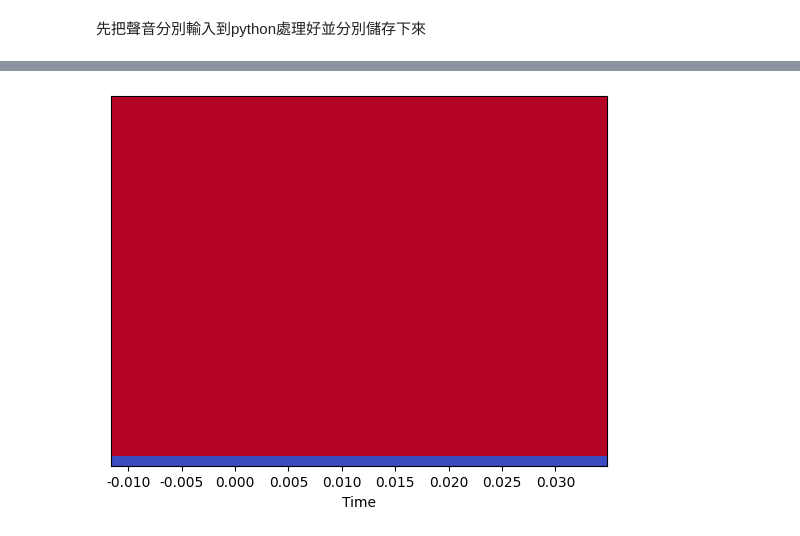
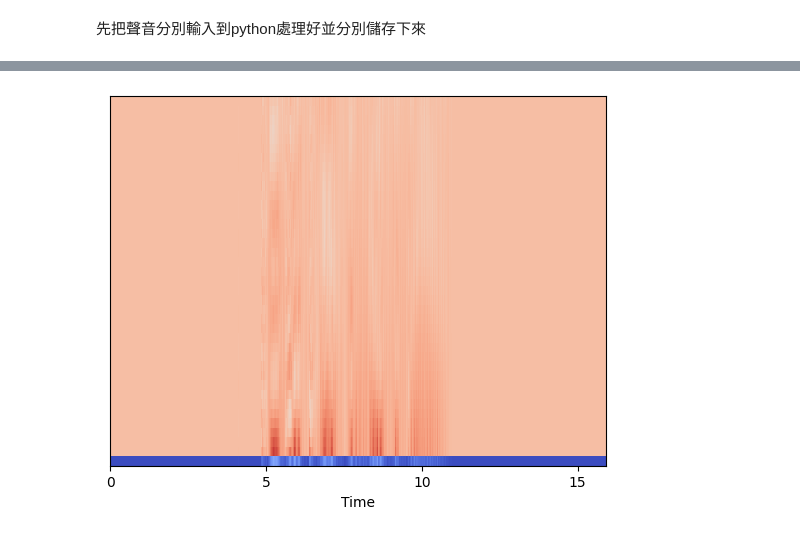
Before and after one commit to howardhow656/recognition-of-sound-emotion, a Jupyter notebook: main.ipynb, the cells around one changed output, grey strips where cells are left out. Saved outputs shown, nothing was run; the diff lists cells and outputs as text; code cells hidden in the pictures.

```diff
--- a/main.ipynb
+++ b/main.ipynb
@@ -9,2 +10,20 @@ import module as md
 # %% [markdown]
 先把聲音分別輸入到python處理好並分別儲存下來
+# %%
+def params(file):
+    params = file.getparams()
+    signal_wave = file.readframes(params[3])
+    signal_array = np.frombuffer(signal_wave, dtype=np.int16)
+    envelope = np.abs(scipy.signal.hilbert(signal_array))
+    #讓音頻陣列化
+    frames = file.getnframes()#採樣點數
+    freq = file.getframerate()#採樣率
+    amplitude = np.abs(signal_array)#振福的變量
+    return signal_array , freq , amplitude
+# %%
+soundpath  = r"D:\使用者\Desktop\python\kaggle competition\recognition of voice emotion\archive (3)\Actor_01\03-01-01-01-01-01-01.wav"
+file = wave.open(soundpath, 'r')
+fname = os.path.basename(soundpath)
+signal_array , freq , amplitude = params(file)
+
+amplitude
@@ -11,27 +72,21 @@ import module as md
 # %%
-soundpath  = r"D:\使用者\Desktop\python\kaggle competition\recognition of voice emotion\archive (3)\Actor_01\03-01-01-01-01-01-01.wav"
-file = wave.open(soundpath, 'r')
-fname = os.path.basename(soundpath)
-signal_array , freq , amplitude = md.params(file)
-
-
-nperseg = max(len(signal_array) // 2, 4)
-noverlap = max(len(signal_array) // 8, 1)
-if noverlap >= nperseg:
+nperseg = max(len(signal_array) // 500, 4)
+noverlap = max(len(signal_array) // 750, 1)
+while noverlap >= nperseg:
     noverlap = nperseg - 1
 i = signal_array.astype(float)
 Zxx = md.stft(i , freq , nperseg, noverlap , "hann")
 #計算功率譜
 power_spectrogram = np.abs(Zxx) ** 2
 mfccs = librosa.feature.mfcc(S=librosa.power_to_db(power_spectrogram), n_mfcc=39)
 
 # delta_mfccs = librosa.feature.delta(mfccs,order=1)
 # delta2_mfccs = librosa.feature.delta(mfccs,order=2)
 # combined_mfcc = np.concatenate((mfccs, delta_mfccs,delta2_mfccs), axis=1)
 
 # 使用 librosa.display.specshow 将 MFCC 特征绘制成图表
-librosa.display.specshow(mfccs, x_axis='time')
+librosa.display.specshow(mfccs, x_axis='time', sr=freq)
 #儲存圖片
 plt.savefig(r"D:\使用者\Desktop\python\kaggle competition\recognition of voice emotion\聲音圖\聲音圖{}.png".format(fname))
 # %% [output]
-[figure, old version]
+[figure, new version]
```
Also changed, not shown: parts of 4 cells of this notebook.
